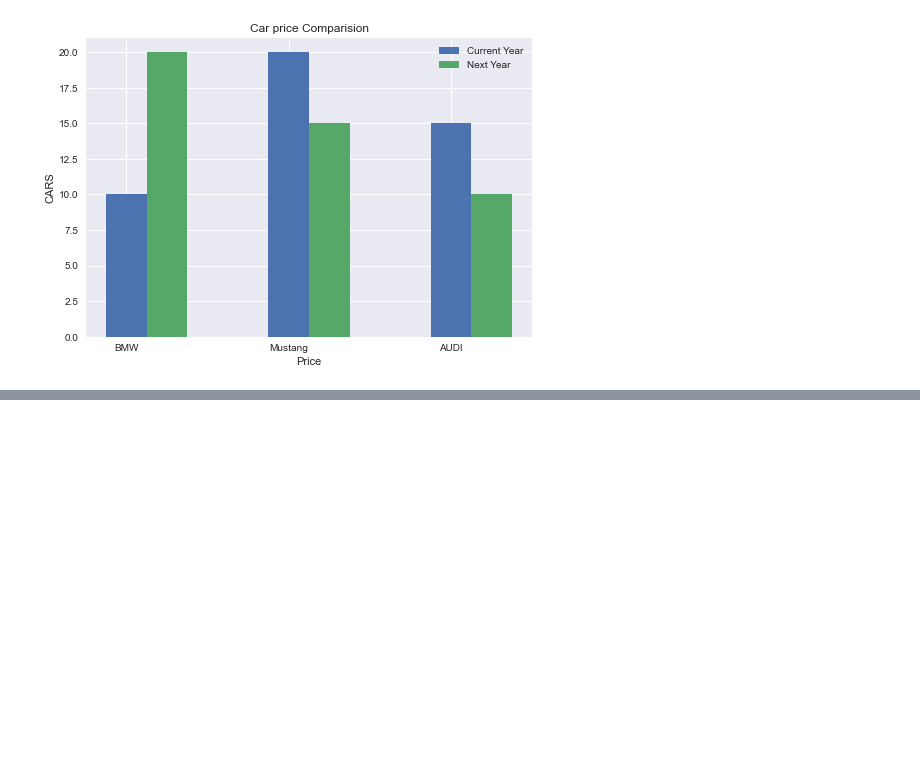
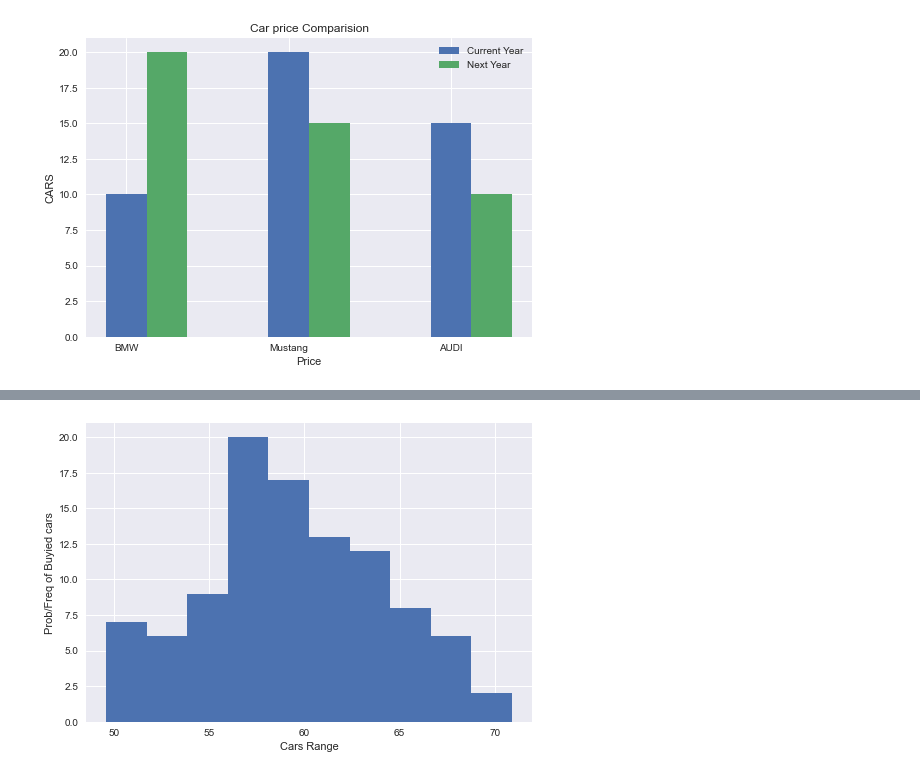
Before and after one commit to aryangulati/Python_Code, a Jupyter notebook: 3.)Data Analysis/Data Visualization/Data_Visualisation.ipynb, the cells around one changed output, grey strips where cells are left out. Cells and saved outputs as stored; diff of their text form; code cells hidden in the pictures; blank space fills up the shorter version.

```diff
--- a/3.)Data Analysis/Data Visualization/Data_Visualisation.ipynb
+++ b/3.)Data Analysis/Data Visualization/Data_Visualisation.ipynb
@@ -157,0 +191,6 @@ plt.show()
+# %%
+xsn = np.random.randn(100)
+sigma=5
+u=60
+X=xsn*sigma+u
+print(X) #most values are in range 55 to 65
@@ -157,0 +215,7 @@ plt.show()
+# %%
+plt.hist(X)
+plt.ylabel("Prob/Freq of Buyied cars")
+plt.xlabel("Cars Range")
+plt.show()
+# %% [output]
+[figure, added]
```
Also changed, not shown: parts of 27 cells of this notebook, 1 other file.
